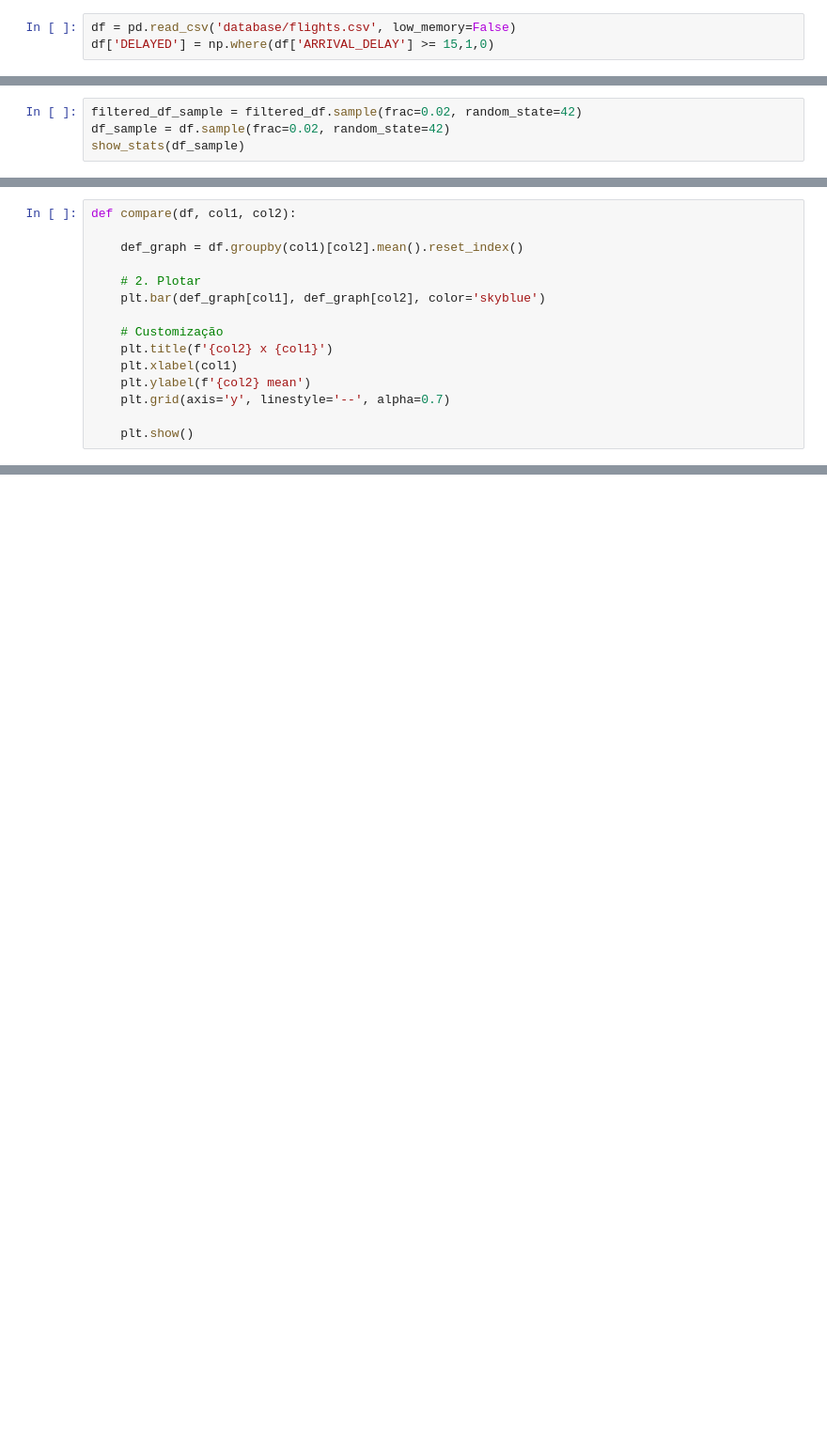
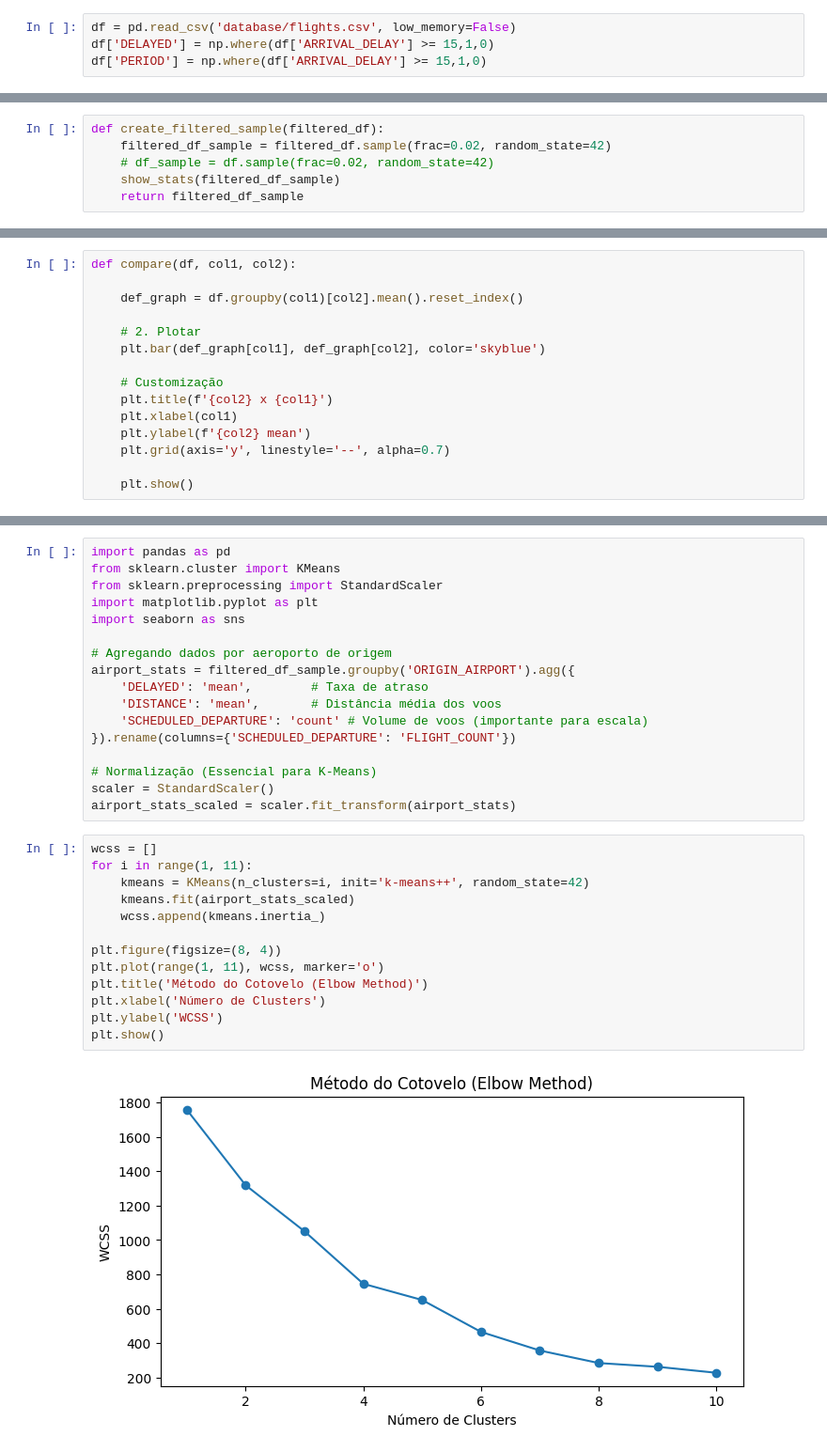
Before and after one commit to phperesdasilva/tech_challenge_3_ML, a Jupyter notebook: data_exploration.ipynb, the cells around one changed output, grey strips where cells are left out. Shown at 94% size. Saved outputs shown, nothing was run; the diff lists cells and outputs as text; blank space fills up the shorter version.

```diff
--- a/data_exploration.ipynb
+++ b/data_exploration.ipynb
@@ -9,6 +9,7 @@ from sklearn.model_selection import train_test_split
 # %%
 df = pd.read_csv('database/flights.csv', low_memory=False)
 df['DELAYED'] = np.where(df['ARRIVAL_DELAY'] >= 15,1,0)
+df['PERIOD'] = np.where(df['ARRIVAL_DELAY'] >= 15,1,0)
 # %%
 cols = df.columns.tolist()
 df
@@ -94,4 +90,6 @@ col:  DELAYED  nunique:  2     total data:  5714008   nans:  0
 # %%
-filtered_df_sample = filtered_df.sample(frac=0.02, random_state=42)
-df_sample = df.sample(frac=0.02, random_state=42)
-show_stats(df_sample)
+def create_filtered_sample(filtered_df):
+    filtered_df_sample = filtered_df.sample(frac=0.02, random_state=42)
+    # df_sample = df.sample(frac=0.02, random_state=42)
+    show_stats(filtered_df_sample)
+    return filtered_df_sample
@@ -196,0 +433,32 @@ plt.show()
+# %%
+import pandas as pd
+from sklearn.cluster import KMeans
+from sklearn.preprocessing import StandardScaler
+import matplotlib.pyplot as plt
+import seaborn as sns
+
+# Agregando dados por aeroporto de origem
+airport_stats = filtered_df_sample.groupby('ORIGIN_AIRPORT').agg({
+    'DELAYED': 'mean',        # Taxa de atraso
+    'DISTANCE': 'mean',       # Distância média dos voos
+    'SCHEDULED_DEPARTURE': 'count' # Volume de voos (importante para escala)
+}).rename(columns={'SCHEDULED_DEPARTURE': 'FLIGHT_COUNT'})
+
+# Normalização (Essencial para K-Means)
+scaler = StandardScaler()
+airport_stats_scaled = scaler.fit_transform(airport_stats)
+# %%
+wcss = []
+for i in range(1, 11):
+    kmeans = KMeans(n_clusters=i, init='k-means++', random_state=42)
+    kmeans.fit(airport_stats_scaled)
+    wcss.append(kmeans.inertia_)
+
+plt.figure(figsize=(8, 4))
+plt.plot(range(1, 11), wcss, marker='o')
+plt.title('Método do Cotovelo (Elbow Method)')
+plt.xlabel('Número de Clusters')
+plt.ylabel('WCSS')
+plt.show()
+# %% [output]
+[figure, added]
```
Also changed, not shown: parts of 19 cells of this notebook, 2 other files.
